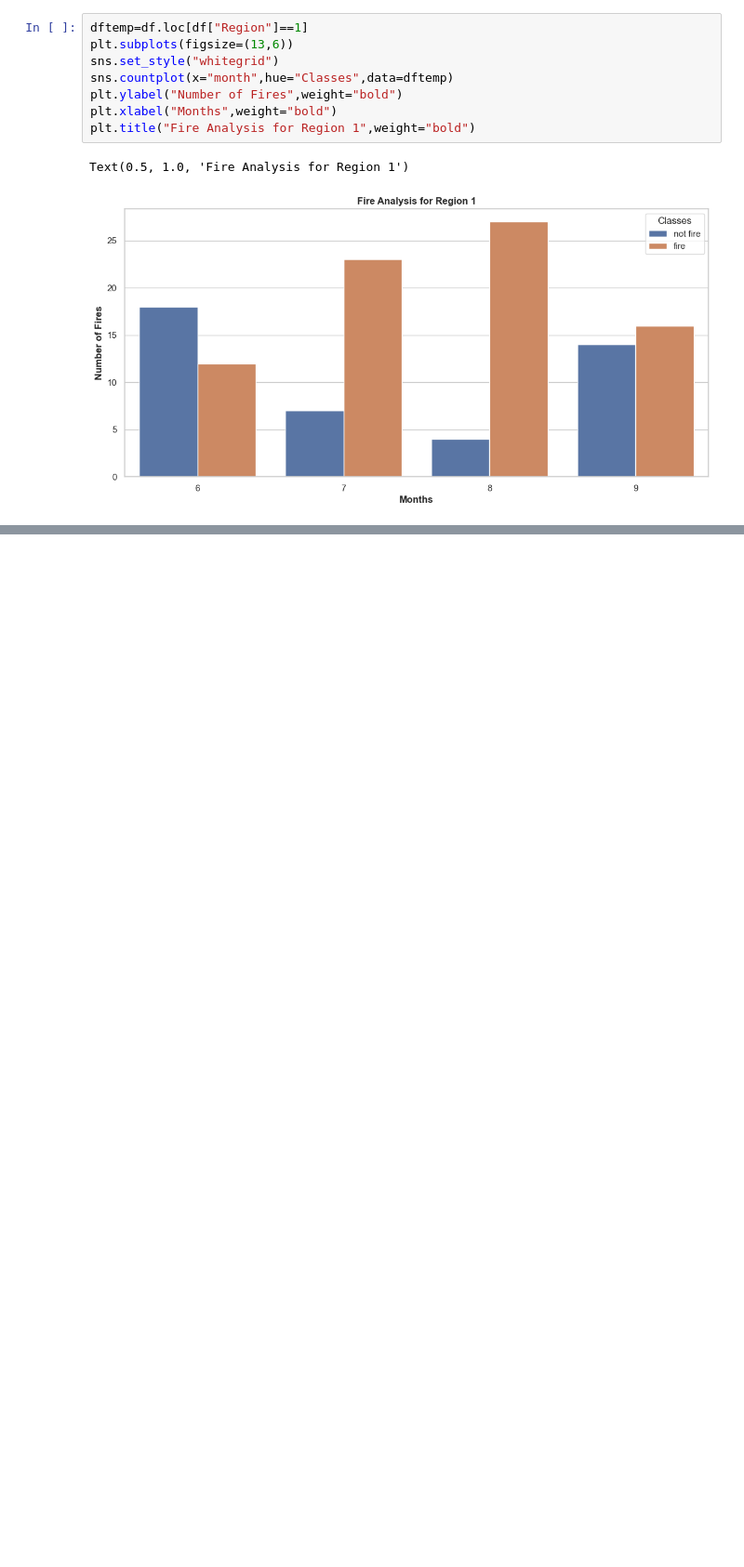
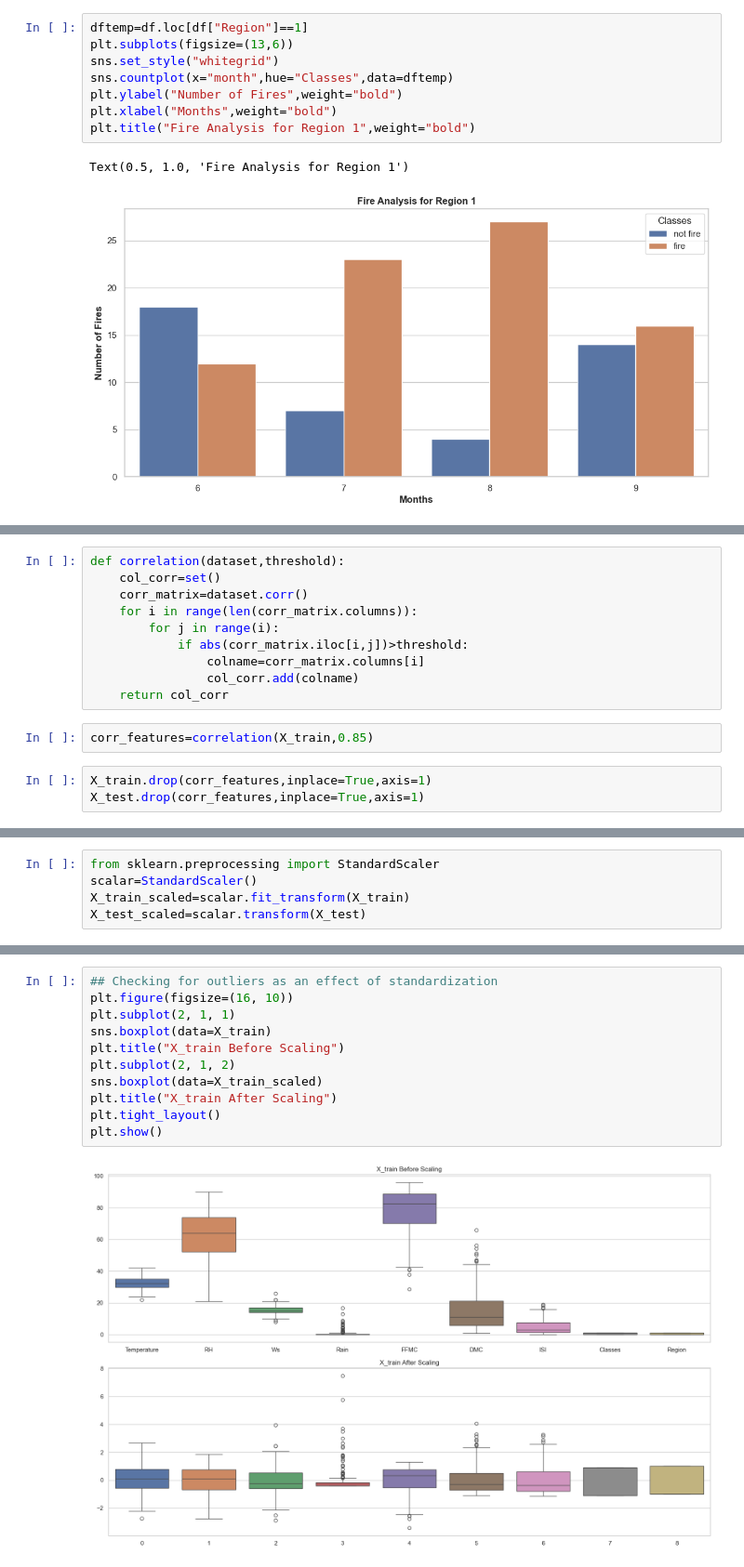
Before and after one commit to AshCoder07/Linear-Regression-Practice, a Jupyter notebook: Ridge and Lasso regression impl.ipynb, the cells around one changed output, grey strips where cells are left out. Shown at 93% size. Drawn from its saved outputs; the diff is of its cells as text; blank space fills up the shorter version.

```diff
--- a/Ridge and Lasso regression impl.ipynb
+++ b/Ridge and Lasso regression impl.ipynb
@@ -192,0 +258,15 @@ Text(0.5, 1.0, 'Fire Analysis for Region 1')
+# %%
+def correlation(dataset,threshold):
+    col_corr=set()
+    corr_matrix=dataset.corr()
+    for i in range(len(corr_matrix.columns)):
+        for j in range(i):
+            if abs(corr_matrix.iloc[i,j])>threshold:
+                colname=corr_matrix.columns[i]
+                col_corr.add(colname)
+    return col_corr
+# %%
+corr_features=correlation(X_train,0.85)
+# %%
+X_train.drop(corr_features,inplace=True,axis=1)
+X_test.drop(corr_features,inplace=True,axis=1)
@@ -192,0 +275,5 @@ Text(0.5, 1.0, 'Fire Analysis for Region 1')
+# %%
+from sklearn.preprocessing import StandardScaler
+scalar=StandardScaler()
+X_train_scaled=scalar.fit_transform(X_train)
+X_test_scaled=scalar.transform(X_test)
@@ -192,0 +296,13 @@ Text(0.5, 1.0, 'Fire Analysis for Region 1')
+# %%
+## Checking for outliers as an effect of standardization
+plt.figure(figsize=(16, 10))
+plt.subplot(2, 1, 1)
+sns.boxplot(data=X_train)
+plt.title("X_train Before Scaling")
+plt.subplot(2, 1, 2)
+sns.boxplot(data=X_train_scaled)
+plt.title("X_train After Scaling")
+plt.tight_layout()
+plt.show()
+# %% [output]
+[figure, added]
```
Also changed, not shown: parts of 10 cells of this notebook.
